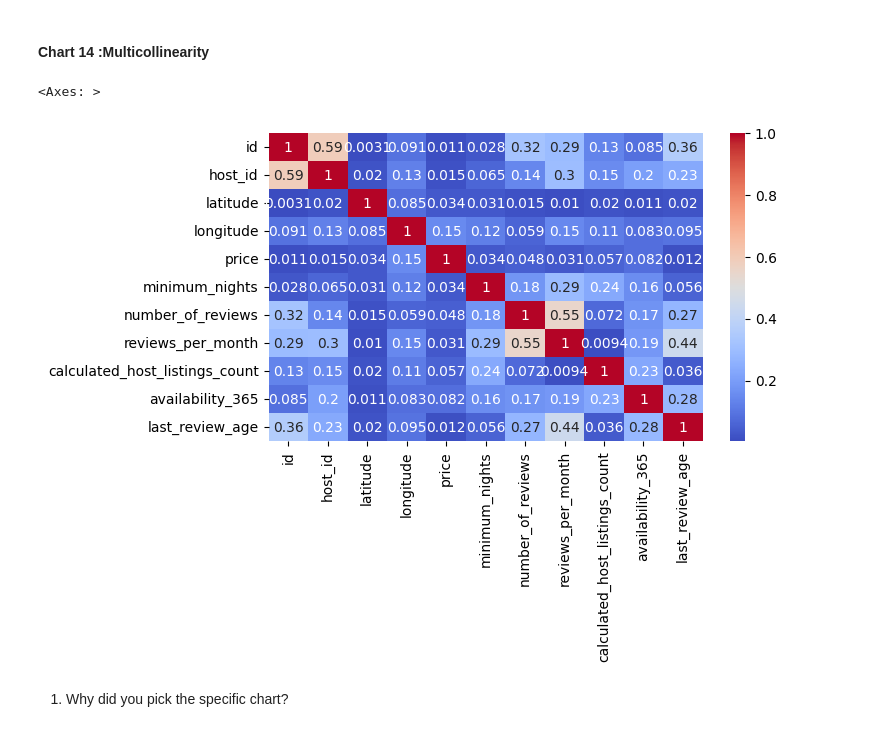
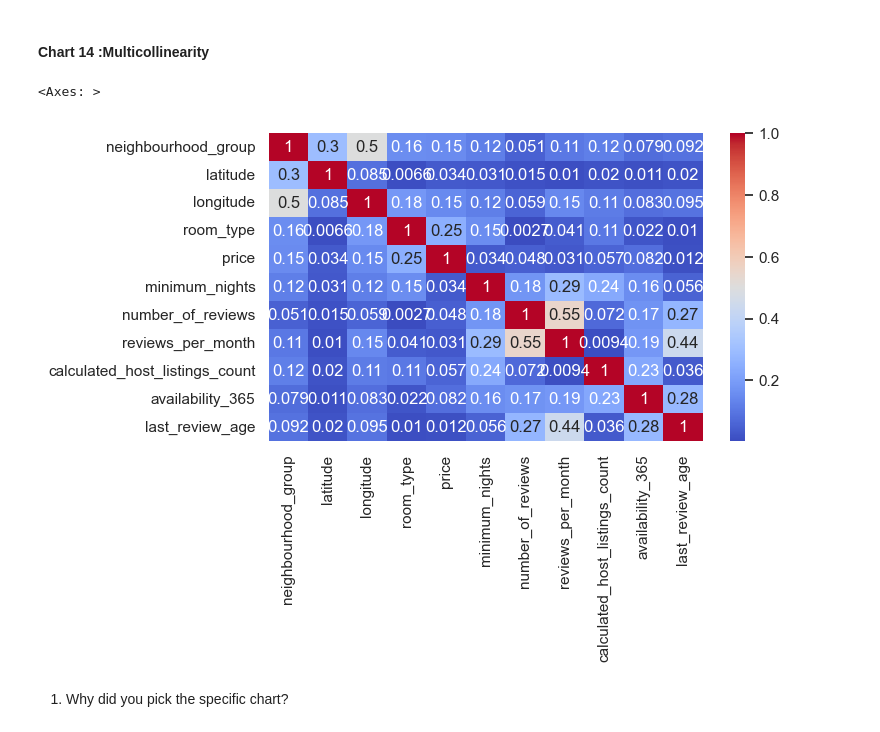
Before and after one commit to palnitin12345/Airbnb-EDA, a Jupyter notebook: EDA-Code.ipynb, the cells around one changed output. Drawn from its saved outputs; the diff is of its cells as text; code cells hidden in the pictures.

Commit message:
Heatmap corrections

```diff
--- a/EDA-Code.ipynb
+++ b/EDA-Code.ipynb
@@ -562,16 +562,22 @@ Are there any insights that lead to negative growth? Justify with specific reaso
 To create more revenue, Airbnb can recommend expensive places of Manhattan, keeping the need of user in mind. The other places which are at prime location their prices can be regulated to get better sales.
 # %% [markdown]
 #### Chart 14 :Multicollinearity
+# %%
+df = dataset.copy()
+df = df.drop(['id', 'name', 'host_id', 'host_name','nor_cat', 'min_nights_cat','last_review','neighbourhood'],axis=1)
+
+df['neighbourhood_group'] = df['neighbourhood_group'].map({'Manhattan':0,'Brooklyn':1,'Queens':2, 'Bronx':3, 'Staten Island':4})
+df['room_type'] = df['room_type'].map({'Entire home/apt':0,'Private room':1,'Shared room':2})
 # %%
 # Chart - 12 visualization code
+# Correlation
 
- ## Correlation
 plt.figure(figsize=(7,4))
-correlation = dataset.corr()
+correlation = df.corr()
 sns.heatmap(abs(correlation), annot=True, cmap='coolwarm')
 # %% [output]
 <Axes: >
-[figure, old version]
+[figure, new version]
 # %% [markdown]
 1. Why did you pick the specific chart?
 # %% [markdown]
```
Also changed, not shown: parts of 9 cells of this notebook.
